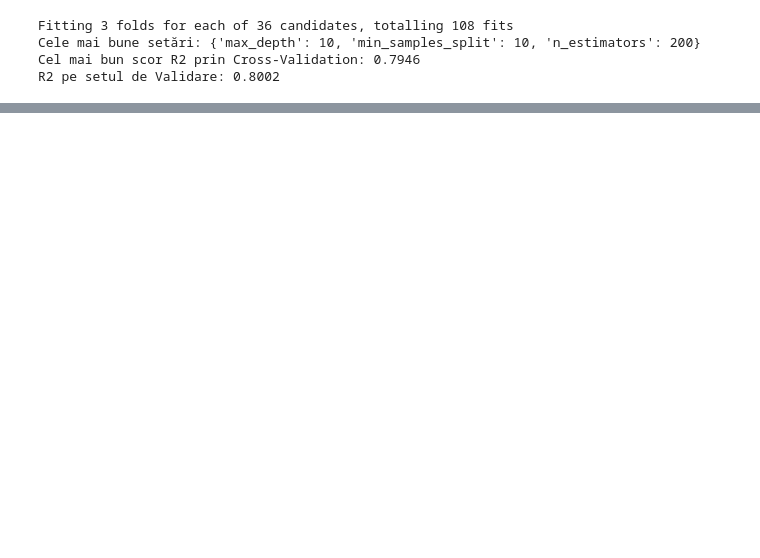
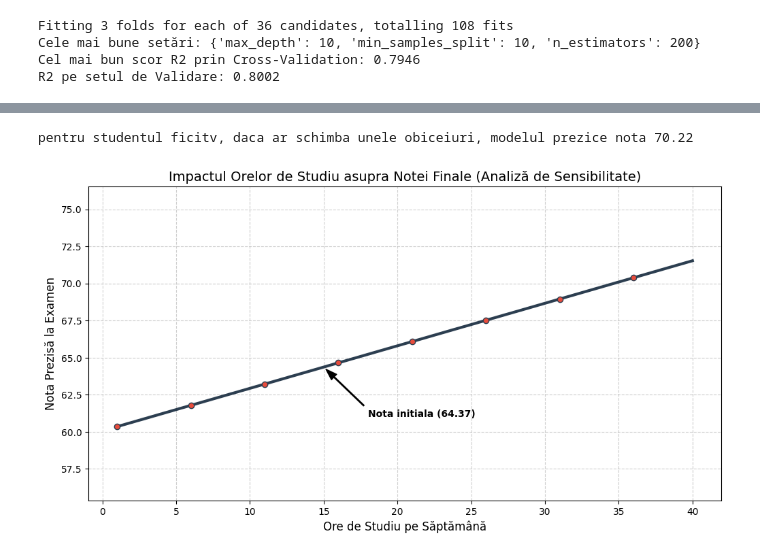
Before and after one commit to IosifSramec/ML-Project-for-predicting-Student-s-Grades, a Jupyter notebook: Model_Final.ipynb, the cells around one changed output, grey strips where cells are left out. Drawn from its saved outputs; the diff is of its cells as text; code cells hidden in the pictures; blank space fills up the shorter version.

```diff
--- a/v3.ipynb
+++ b/Model_Final.ipynb
@@ -190,11 +209,13 @@ plt.show()
 [figure]
 # %%
 #nu am gasit caracteristici foarte bine corelate, mai cautam
+#cred ca ar fi bine sa scalam atributele, deoarece unele atribute, desi sunt contiune, pot "inghiti" altele, din cauza marii lor in comparatie
+#acum hai sa combinam caracterisitici
 from sklearn.preprocessing import MinMaxScaler
 
 cols_to_scale = [
     'Parental_Involvement', 'Parental_Education_Level', 'Family_Income', 'Peer_Influence',
-    'Sleep_Hours', 'Physical_Activity',
+    'Sleep_Hours', 'Physical_Activity', 'Previous_Scores',
     'Hours_Studied', 'Attendance', 'Tutoring_Sessions', 'Motivation_Level'
 ]
 
@@ -205,7 +226,6 @@ scaled_values = scaler.fit_transform(df_clean[cols_to_scale])
 df_scaled = pd.DataFrame(scaled_values, columns=cols_to_scale, index=df_clean.index)
 df_combined = df_scaled.copy()
 df_combined['Exam_Score'] = df_clean['Exam_Score']
-df_combined['Previous_Scores']=df_clean['Previous_Scores']
 
 
 df_combined['Social_Index'] = df_scaled[['Parental_Involvement', 'Parental_Education_Level', 'Family_Income', 'Peer_Influence']].mean(axis=1)
@@ -462,0 +577,53 @@ R² final pe validare: 0.8270
+# %%
+student_fictiv_2 = {
+    'Hours_Studied': 25,
+    'Attendance': 90,
+    'Parental_Involvement': 1,      # Medium
+    'Access_to_Resources': 1,       # Medium
+    'Extracurricular_Activities': 0, # No (0)
+    'Sleep_Hours': 7,
+    'Previous_Scores': 65,
+    'Motivation_Level': 2,          # Medium
+    'Internet_Access': 1,           # Yes (1)
+    'Tutoring_Sessions': 4,
+    'Family_Income': 1,             # Medium
+    'Teacher_Quality': 1,           # Medium
+    'School_Type': 0,               # Public (0)
+    'Peer_Influence': 1,            # Neutral (1)
+    'Physical_Activity': 3,
+    'Learning_Disabilities': 0,     # No (0)
+    'Parental_Education_Level': 1,  # High School (1)
+    'Distance_from_Home': 1,        # Moderate
+    'Gender': 1,                    # Male                  # Male
+}
+nota_prezisa_2 = prezice_nota_student(student_fictiv_2, lr_hybrid, scaler)
+print(f"pentru studentul ficitv, daca ar schimba unele obiceiuri, modelul prezice nota {nota_prezisa_2:.2f}")
+# %% [output]
+pentru studentul ficitv, daca ar schimba unele obiceiuri, modelul prezice nota 70.22
+# %%
+ore_studiu_range = np.arange(1, 41)
+note_prezise = []
+for ore in ore_studiu_range:
+    student_temp = student_fictiv.copy()
+    student_temp['Hours_Studied'] = ore
+    nota = prezice_nota_student(student_temp, lr_hybrid, scaler)
+    note_prezise.append(nota)
+
+plt.figure(figsize=(12, 6))
+plt.plot(ore_studiu_range, note_prezise, color='#2c3e50', linewidth=3, marker='o', markevery=5, markerfacecolor='#e74c3c')
+
+plt.annotate(f'Nota initiala ({nota_prezisa_1:.2f})',
+             xy=(15, 64.37),             # Vârful săgeții (punctul exact de pe linie)
+             xytext=(18, 61),            # Unde stă textul (mutat puțin la dreapta și jos)
+             arrowprops=dict(facecolor='black', shrink=0.05, width=1, headwidth=8),
+             fontsize=10, fontweight='bold')
+plt.title('Impactul Orelor de Studiu asupra Notei Finale (Analiză de Sensibilitate)', fontsize=14)
+plt.xlabel('Ore de Studiu pe Săptămână', fontsize=12)
+plt.ylabel('Nota Prezisă la Examen', fontsize=12)
+plt.grid(True, linestyle='--', alpha=0.6)
+
+plt.ylim(min(note_prezise) - 5, max(note_prezise) + 5)
+
+plt.show()
+# %% [output]
+[figure, added]
```
Also changed, not shown: parts of 12 cells of this notebook, 1 other file.
